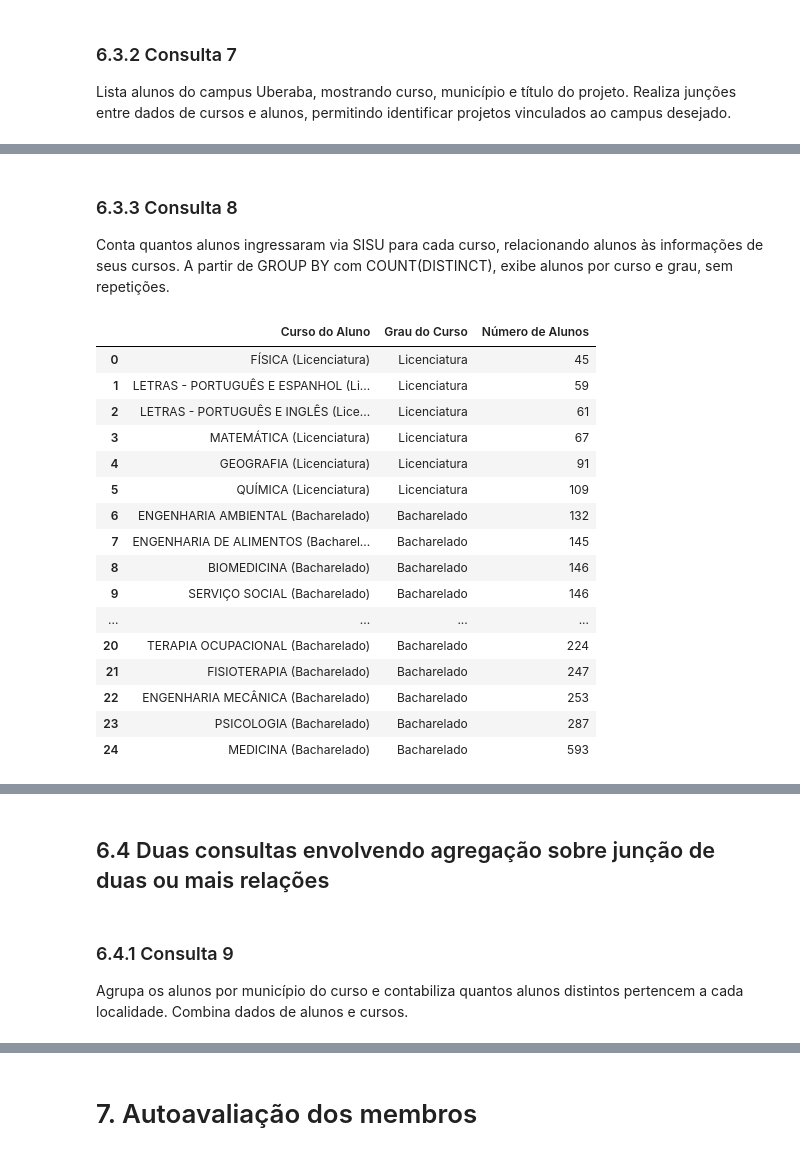
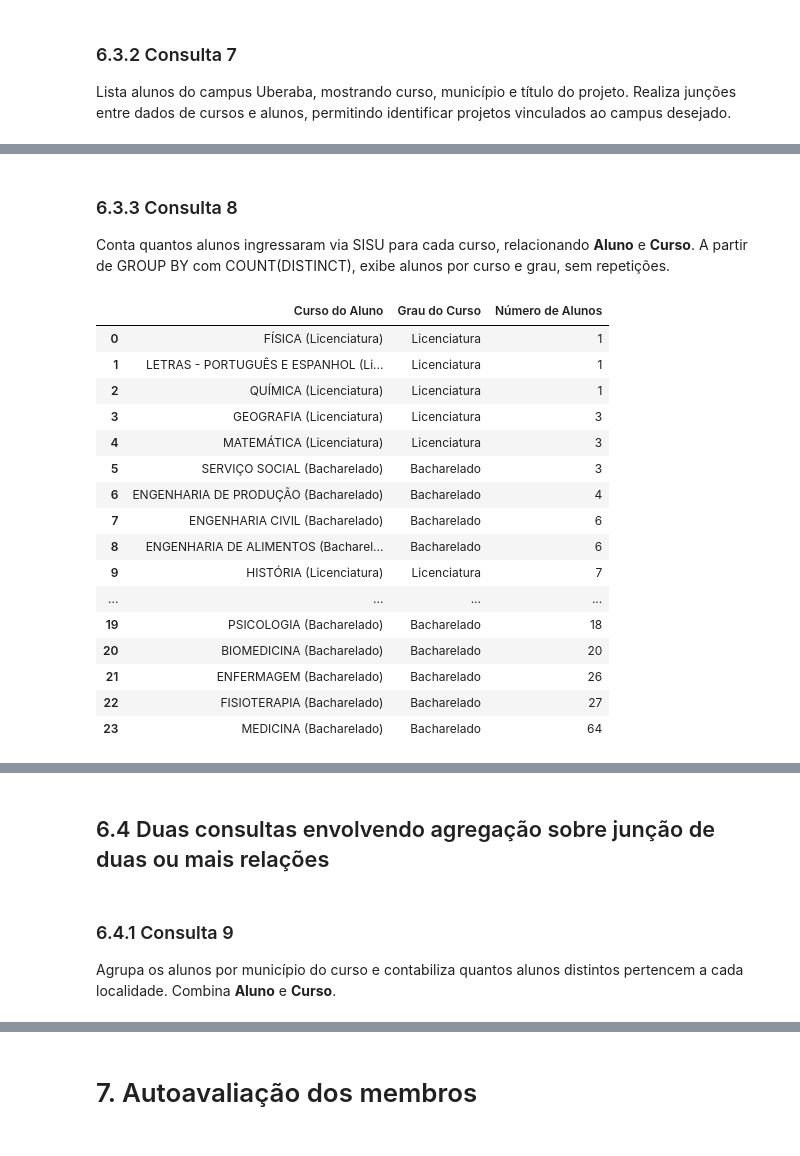
Before and after one commit to raissagd/TP2-IBD, a Jupyter notebook: main.ipynb, the cells around one changed output, grey strips where cells are left out. Cells and saved outputs as stored; diff of their text form; code cells hidden in the pictures.

```diff
--- a/main.ipynb
+++ b/main.ipynb
@@ -937,0 +908,17 @@ def run(sql):
+# %%
+import pandas as pd
+import sqlite3
+
+# Conectar ao banco de dados normalizado
+conn = sqlite3.connect('ic-uftm.db')
+
+def run(sql):
+    """Executa query SQL e exibe resultado"""
+    df_result = pd.read_sql_query(sql, conn)
+    display(df_result)
+    return df_result
+
+print("✓ Conexão estabelecida com ic-uftm.db")
+print("\nTabelas disponíveis:")
+tabelas = pd.read_sql_query("SELECT name FROM sqlite_master WHERE type='table'", conn)
+display(tabelas)
@@ -1229,35 +1230,34 @@ WHERE
 # %% [markdown]
 ### 6.3.3 Consulta 8
-Conta quantos alunos ingressaram via SISU para cada curso, relacionando alunos às informações de seus cursos. A partir de GROUP BY com COUNT(DISTINCT), exibe alunos por curso e grau, sem repetições.
+Conta quantos alunos ingressaram via SISU para cada curso, relacionando **Aluno** e **Curso**. A partir de GROUP BY com COUNT(DISTINCT), exibe alunos por curso e grau, sem repetições.
 # %%
 run("""
 SELECT
-  lc.curso AS "Curso do Aluno", lc.grau AS "Grau do Curso", COUNT(DISTINCT la.nome) AS "Número de Alunos"
-FROM
-  ListaAlunadoGraduacao AS la JOIN ListaCursosGraduacao AS lc ON la.curso = lc.curso LEFT JOIN alunos_ic_enriquecido AS a ON la.nome = a."Nome do Aluno"
-WHERE
-  la.forma_ingresso LIKE '%SISU%'
-GROUP BY
-  lc.curso, lc.grau
-ORDER BY
-  COUNT(DISTINCT la.nome) ASC
+  c.Nome_Curso AS "Curso do Aluno",
+  c.Grau AS "Grau do Curso",
+  COUNT(DISTINCT a.ID_Aluno) AS "Número de Alunos"
+FROM Aluno a
+JOIN Curso c ON a.ID_Curso = c.ID_Curso
+WHERE a.Forma_Ingresso LIKE '%SISU%'
+GROUP BY c.Nome_Curso, c.Grau
+ORDER BY COUNT(DISTINCT a.ID_Aluno) ASC
 """)
 # %% [output]
 |  | Curso do Aluno | Grau do Curso | Número de Alunos |
-| 0 | FÍSICA (Licenciatura) | Licenciatura | 45 |
-| 1 | LETRAS - PORTUGUÊS E ESPANHOL (Li... | Licenciatura | 59 |
-| 2 | LETRAS - PORTUGUÊS E INGLÊS (Lice... | Licenciatura | 61 |
-| 3 | MATEMÁTICA (Licenciatura) | Licenciatura | 67 |
-| 4 | GEOGRAFIA (Licenciatura) | Licenciatura | 91 |
-| 5 | QUÍMICA (Licenciatura) | Licenciatura | 109 |
-| 6 | ENGENHARIA AMBIENTAL (Bacharelado) | Bacharelado | 132 |
-| 7 | ENGENHARIA DE ALIMENTOS (Bacharel... | Bacharelado | 145 |
-| 8 | BIOMEDICINA (Bacharelado) | Bacharelado | 146 |
-| 9 | SERVIÇO SOCIAL (Bacharelado) | Bacharelado | 146 |
+| 0 | FÍSICA (Licenciatura) | Licenciatura | 1 |
+| 1 | LETRAS - PORTUGUÊS E ESPANHOL (Li... | Licenciatura | 1 |
+| 2 | QUÍMICA (Licenciatura) | Licenciatura | 1 |
+| 3 | GEOGRAFIA (Licenciatura) | Licenciatura | 3 |
+| 4 | MATEMÁTICA (Licenciatura) | Licenciatura | 3 |
+| 5 | SERVIÇO SOCIAL (Bacharelado) | Bacharelado | 3 |
+| 6 | ENGENHARIA DE PRODUÇÃO (Bacharelado) | Bacharelado | 4 |
+| 7 | ENGENHARIA CIVIL (Bacharelado) | Bacharelado | 6 |
+| 8 | ENGENHARIA DE ALIMENTOS (Bacharel... | Bacharelado | 6 |
+| 9 | HISTÓRIA (Licenciatura) | Licenciatura | 7 |
 | ... | ... | ... | ... |
-| 20 | TERAPIA OCUPACIONAL (Bacharelado) | Bacharelado | 224 |
-| 21 | FISIOTERAPIA (Bacharelado) | Bacharelado | 247 |
-| 22 | ENGENHARIA MECÂNICA (Bacharelado) | Bacharelado | 253 |
-| 23 | PSICOLOGIA (Bacharelado) | Bacharelado | 287 |
-| 24 | MEDICINA (Bacharelado) | Bacharelado | 593 |
+| 19 | PSICOLOGIA (Bacharelado) | Bacharelado | 18 |
+| 20 | BIOMEDICINA (Bacharelado) | Bacharelado | 20 |
+| 21 | ENFERMAGEM (Bacharelado) | Bacharelado | 26 |
+| 22 | FISIOTERAPIA (Bacharelado) | Bacharelado | 27 |
+| 23 | MEDICINA (Bacharelado) | Bacharelado | 64 |
 |  | Curso do Aluno | Grau do Curso | Número de Alunos |
@@ -1281,7 +1281,7 @@ ORDER BY
 ## 6.4 Duas consultas envolvendo agregação sobre junção de duas ou mais relações
 # %% [markdown]
 ### 6.4.1 Consulta 9
-Agrupa os alunos por município do curso e contabiliza quantos alunos distintos pertencem a cada localidade. Combina dados de alunos e cursos.
+Agrupa os alunos por município do curso e contabiliza quantos alunos distintos pertencem a cada localidade. Combina **Aluno** e **Curso**.
 # %%
 run("""
 SELECT
```
Also changed, not shown: parts of 23 cells of this notebook, 1 other file.
